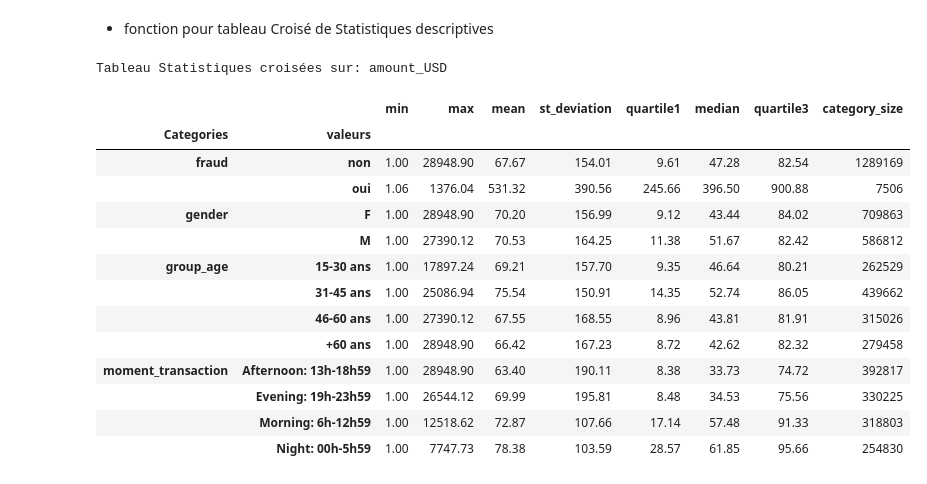
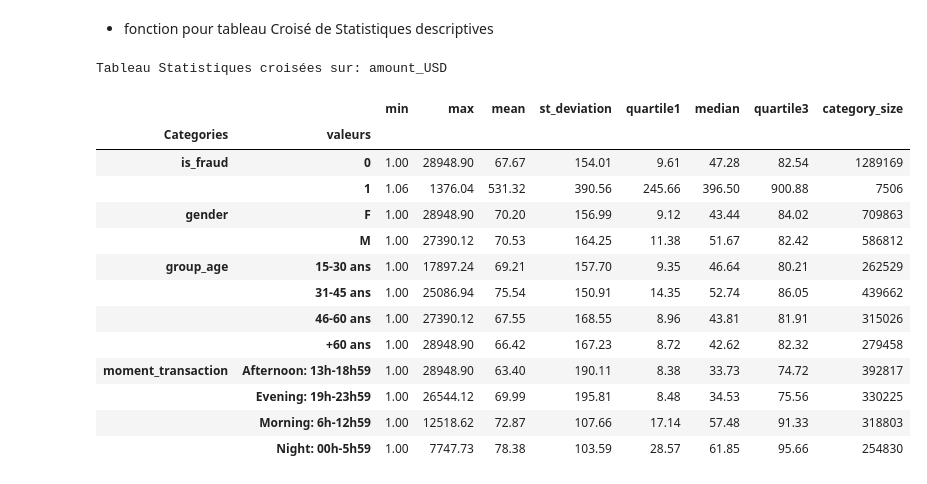
Before and after one commit to Fantaisika/Projet_Data_Management, a Jupyter notebook: Exploration.ipynb, the cells around one changed output. Saved outputs shown, nothing was run; the diff lists cells and outputs as text; code cells hidden in the pictures.

```diff
--- a/Exploration.ipynb
+++ b/Exploration.ipynb
@@ -229,7 +211,4 @@ financial_data['group_age']=pd.cut(financial_data['age'],
 
 # Concaténer first(prénom) et last(nom_de_famille) pour avoir
 # nom complet
-financial_data['fullname'] = (financial_data['first'] +' '+ financial_data['last']).astype('string')
-
-# Récoder la variable is_fraud 'oui'| 'non' en créant une nouvelle
-financial_data['fraud'] = financial_data['is_fraud'].map({1:'oui',0:'non'}).astype('category')
+financial_data['fullname'] = (financial_data['first'] +' '+ financial_data['last']).astype('string')t
@@ -235,0 +217,9 @@ financial_data['fraud'] = financial_data['is_fraud'].map({1:'oui',0:'non'}).asty
+# %%
+# liste des variables dates pour les aggrégations
+datelist = ['year_transaction', 'month_transaction', 'day_transaction']
+
+# Calcul des montants mensuels des transactions par année
+financial_data['monthly_amount_USD'] = financial_data.groupby(datelist[:2])['amt'].transform('sum')
+
+# Calcul des montants journaliers des transactions par année/mois
+financial_data['daily_amount_USD'] = financial_data.groupby(datelist)['amt'].transform('sum')
@@ -236,3 +228,9 @@ financial_data['fraud'] = financial_data['is_fraud'].map({1:'oui',0:'non'}).asty
+# %%
+# Calcul nombre de fraudes mensuels sur transactions par année
+financial_data['monthly_fraud'] = financial_data.groupby(datelist[:2])['is_fraud'].transform('sum')
+
+# Calcul des montants journaliers des transactions par année/mois
+financial_data['daily_fraud'] = financial_data.groupby(datelist)['is_fraud'].transform('sum')
 # %%
 info(financial_data)
 # %% [output]
@@ -264,9 +262,17 @@ financial_data.rename(columns={'category':'business_sector',
 
 list_vars = ['card_number', 'date_transaction','year_transaction' ,'month_transaction',
              'day_transaction', 'hour_transaction', 'moment_transaction','amount_USD',
-             'fullname', 'gender', 'age', 'group_age', 'job', 'business_sector',
-             'city', 'city_pop', 'state', 'lat', 'long', 'fraud', 'trans_num']
+             'daily_amount_USD', 'monthly_amount_USD', 'fullname', 'gender', 'age',
+             'group_age', 'job', 'business_sector', 'city', 'city_pop', 'state',
+             'lat', 'long', 'is_fraud','daily_fraud' ,'monthly_fraud' ,'trans_num']
 
 final_data = financial_data[list_vars].sort_values(by = 'date_transaction',
                                       ascending = True,
                                       ignore_index=True)
+new = ['date_transaction', 'year_transaction', 'month_transaction','day_transaction',
+       'daily_amount_USD', 'monthly_amount_USD', 'day_transaction', 'daily_fraud',
+       'monthly_fraud', 'state']
+
+#final_data[new].head(20)
+final_data[new].drop_duplicates(subset=datelist[:2], ignore_index=True).head(20)
+#final_data[new].drop_duplicates(subset=datelist, ignore_index=True).head(62)
@@ -318,16 +342,16 @@ def cross_stat(data:pd.DataFrame, catlist:list, statvars:list):
         display(table.round(2))
         print('\n\n')
 # %%
-catlist = ['fraud','gender','group_age','moment_transaction']
+catlist = ['is_fraud','gender','group_age','moment_transaction']
 statvar = ['amount_USD']
 table = cross_stat(final_data,catlist,statvar)
 table
 # %% [output]
 Tableau Statistiques croisées sur: amount_USD
 |  |  | min | max | mean | st_deviation | quartile1 | median | quartile3 | category_size |
 | Categories | valeurs |  |  |  |  |  |  |  |  |
-| fraud | non | 1.00 | 28948.90 | 67.67 | 154.01 | 9.61 | 47.28 | 82.54 | 1289169 |
-|  | oui | 1.06 | 1376.04 | 531.32 | 390.56 | 245.66 | 396.50 | 900.88 | 7506 |
+| is_fraud | 0 | 1.00 | 28948.90 | 67.67 | 154.01 | 9.61 | 47.28 | 82.54 | 1289169 |
+|  | 1 | 1.06 | 1376.04 | 531.32 | 390.56 | 245.66 | 396.50 | 900.88 | 7506 |
 | gender | F | 1.00 | 28948.90 | 70.20 | 156.99 | 9.12 | 43.44 | 84.02 | 709863 |
 |  | M | 1.00 | 27390.12 | 70.53 | 164.25 | 11.38 | 51.67 | 82.42 | 586812 |
 | group_age | 15-30 ans | 1.00 | 17897.24 | 69.21 | 157.70 | 9.35 | 46.64 | 80.21 | 262529 |
```
Also changed, not shown: parts of 8 cells of this notebook.
